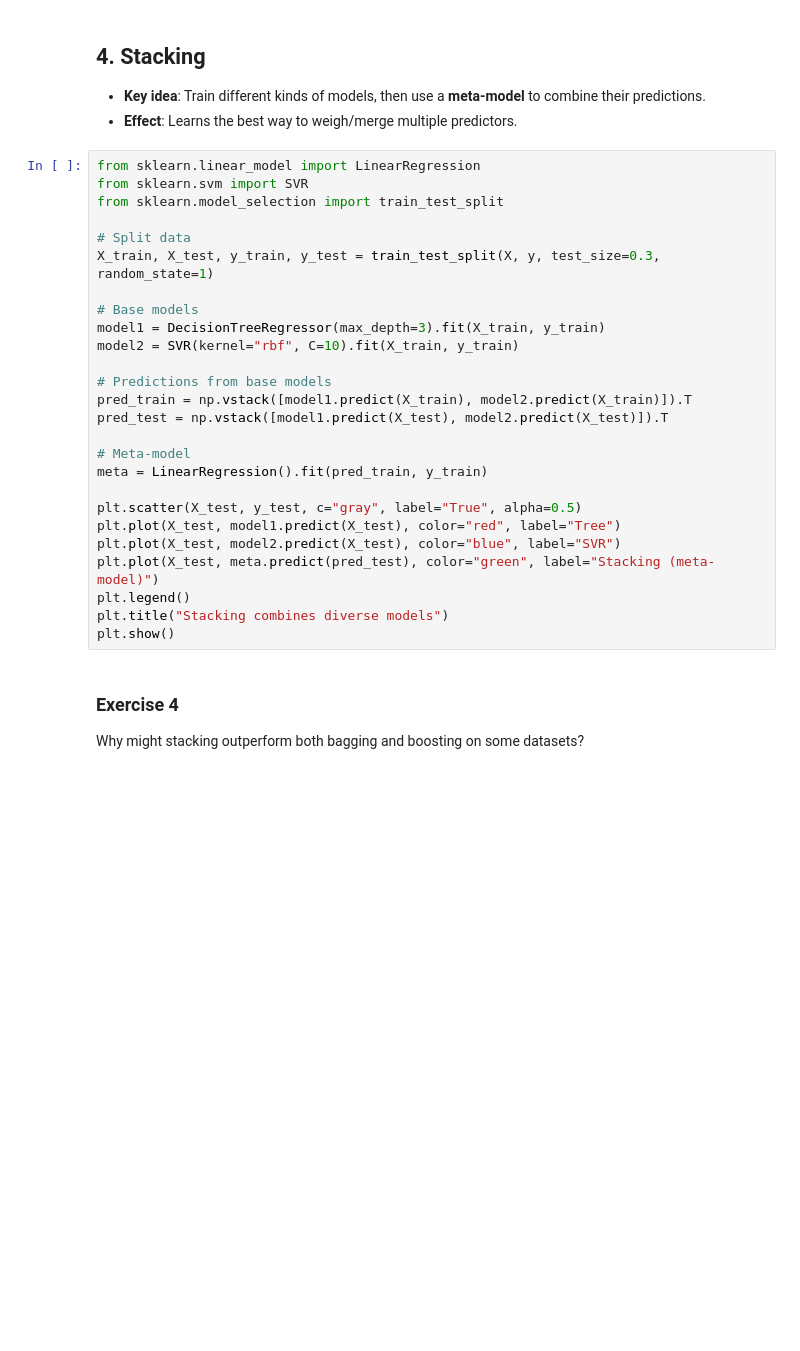
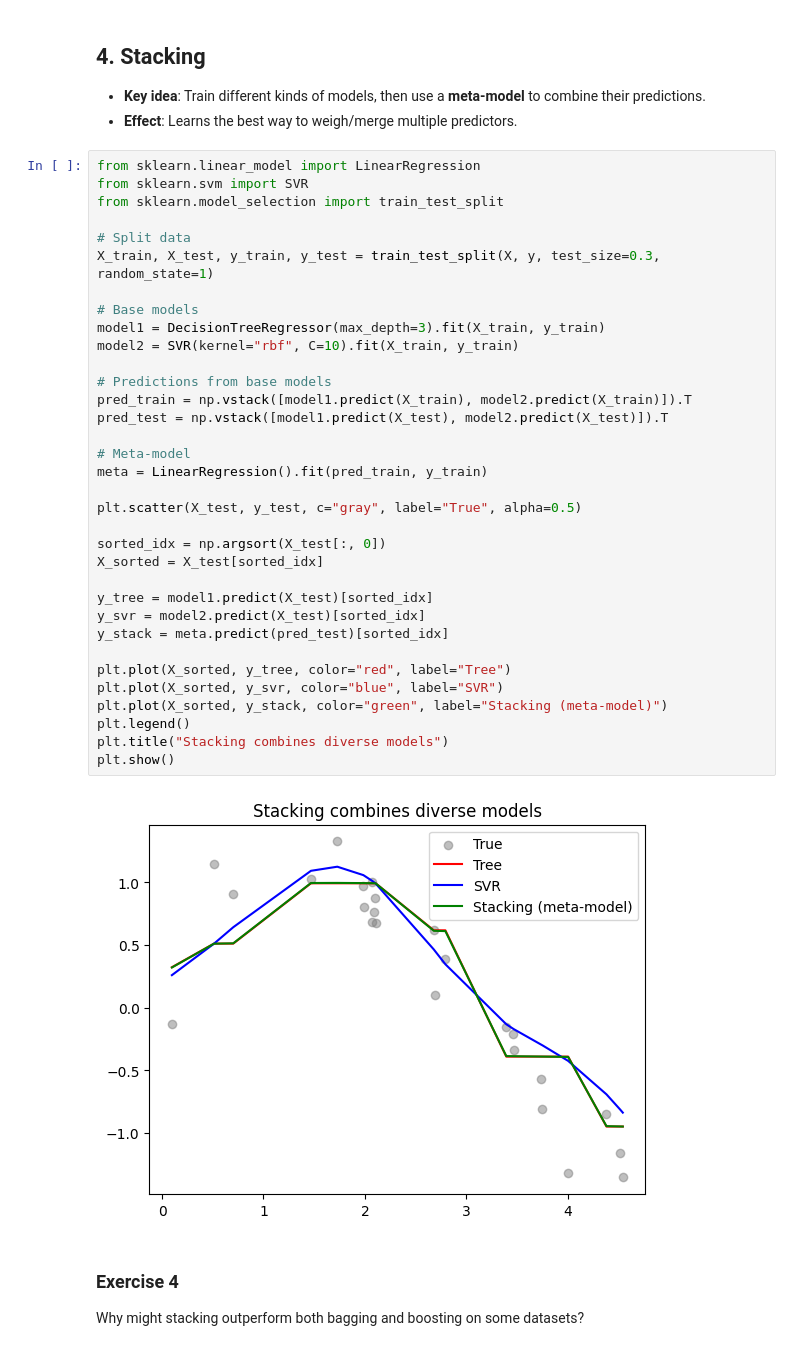
Before and after one commit to wingated/cs473, a Jupyter notebook: mini_labs/week_11_ensembles.ipynb, the cells around one changed output. Drawn from its saved outputs; the diff is of its cells as text; blank space fills up the shorter version.

Commit message:
Fixed the graph for stacking to show the sorted predictions for both models

```diff
--- a/mini_labs/week_11_ensembles.ipynb
+++ b/mini_labs/week_11_ensembles.ipynb
@@ -101,29 +105,39 @@ Your response here
 # %%
 from sklearn.linear_model import LinearRegression
 from sklearn.svm import SVR
 from sklearn.model_selection import train_test_split
 
 # Split data
 X_train, X_test, y_train, y_test = train_test_split(X, y, test_size=0.3, random_state=1)
 
 # Base models
 model1 = DecisionTreeRegressor(max_depth=3).fit(X_train, y_train)
 model2 = SVR(kernel="rbf", C=10).fit(X_train, y_train)
 
 # Predictions from base models
 pred_train = np.vstack([model1.predict(X_train), model2.predict(X_train)]).T
 pred_test = np.vstack([model1.predict(X_test), model2.predict(X_test)]).T
 
 # Meta-model
 meta = LinearRegression().fit(pred_train, y_train)
 
 plt.scatter(X_test, y_test, c="gray", label="True", alpha=0.5)
-plt.plot(X_test, model1.predict(X_test), color="red", label="Tree")
-plt.plot(X_test, model2.predict(X_test), color="blue", label="SVR")
-plt.plot(X_test, meta.predict(pred_test), color="green", label="Stacking (meta-model)")
+
+sorted_idx = np.argsort(X_test[:, 0])
+X_sorted = X_test[sorted_idx]
+
+y_tree = model1.predict(X_test)[sorted_idx]
+y_svr = model2.predict(X_test)[sorted_idx]
+y_stack = meta.predict(pred_test)[sorted_idx]
+
+plt.plot(X_sorted, y_tree, color="red", label="Tree")
+plt.plot(X_sorted, y_svr, color="blue", label="SVR")
+plt.plot(X_sorted, y_stack, color="green", label="Stacking (meta-model)")
 plt.legend()
 plt.title("Stacking combines diverse models")
 plt.show()
+# %% [output]
+[figure, added]
 # %% [markdown]
 ### Exercise 4
 Why might stacking outperform both bagging and boosting on some datasets?
```
Also changed, not shown: parts of 2 cells of this notebook.
